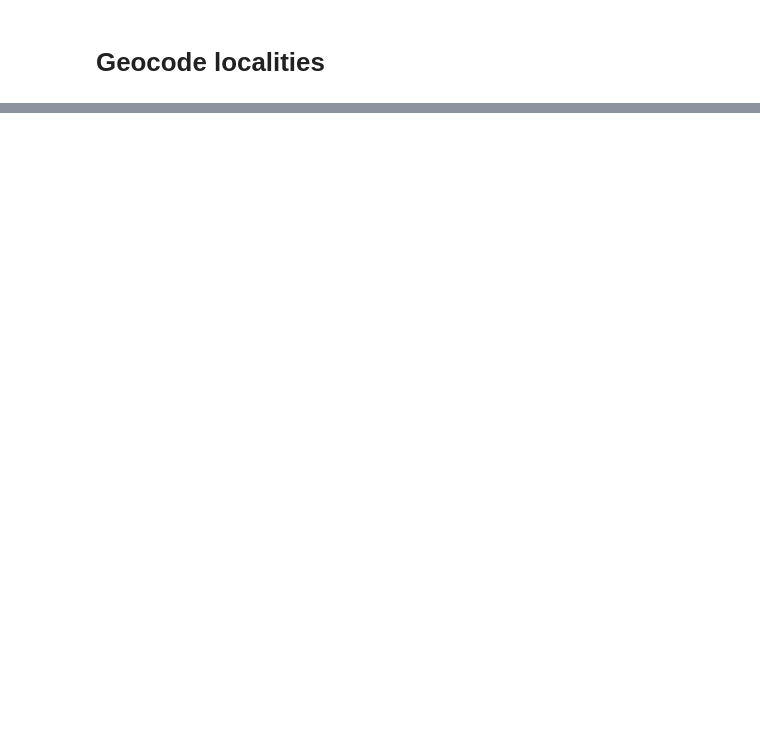
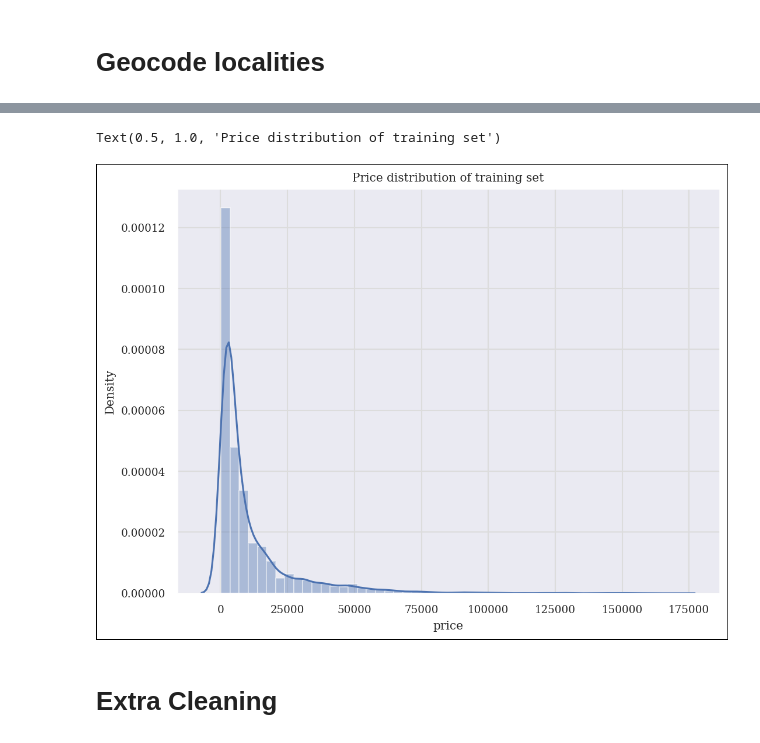
Before and after one commit to kcnewman/ares, a Jupyter notebook: notebooks/01_data_cleaning.ipynb, the cells around one changed output, grey strips where cells are left out. Cells and saved outputs as stored; diff of their text form; code cells hidden in the pictures; blank space fills up the shorter version.

Commit message:
Data cleaning completed

```diff
--- a/notebooks/01_data_cleaning.ipynb
+++ b/notebooks/01_data_cleaning.ipynb
@@ -101,0 +200,12 @@ get_lat_lng("Greater Accra, Amasaman, Abease")
+# %%
+train_outliers = train_df[
+    (np.log(train_df["price"]) < l1) | (np.log(train_df["price"]) > l2)
+]
+
+eval_outliers = eval_df[
+    (np.log(eval_df["price"]) < l1) | (np.log(eval_df["price"]) > l2)
+]
+
+logger.info(
+    f"{len(train_outliers)} outliers in training set and {len(eval_outliers)} outliers in evaluation set."
+)
@@ -101,0 +214,12 @@ get_lat_lng("Greater Accra, Amasaman, Abease")
+# %%
+train_df = train_df.drop(index=train_outliers.index)
+eval_df = eval_df.drop(index=eval_outliers.index)
+# %%
+plt.figure(figsize=(8, 6), linewidth=1)
+sns.distplot(train_df.price)
+plt.title("Price distribution of training set")
+# %% [output]
+Text(0.5, 1.0, 'Price distribution of training set')
+[figure, added]
+# %% [markdown]
+# Extra Cleaning
```
Also changed, not shown: parts of 26 cells of this notebook, 2 other files.
